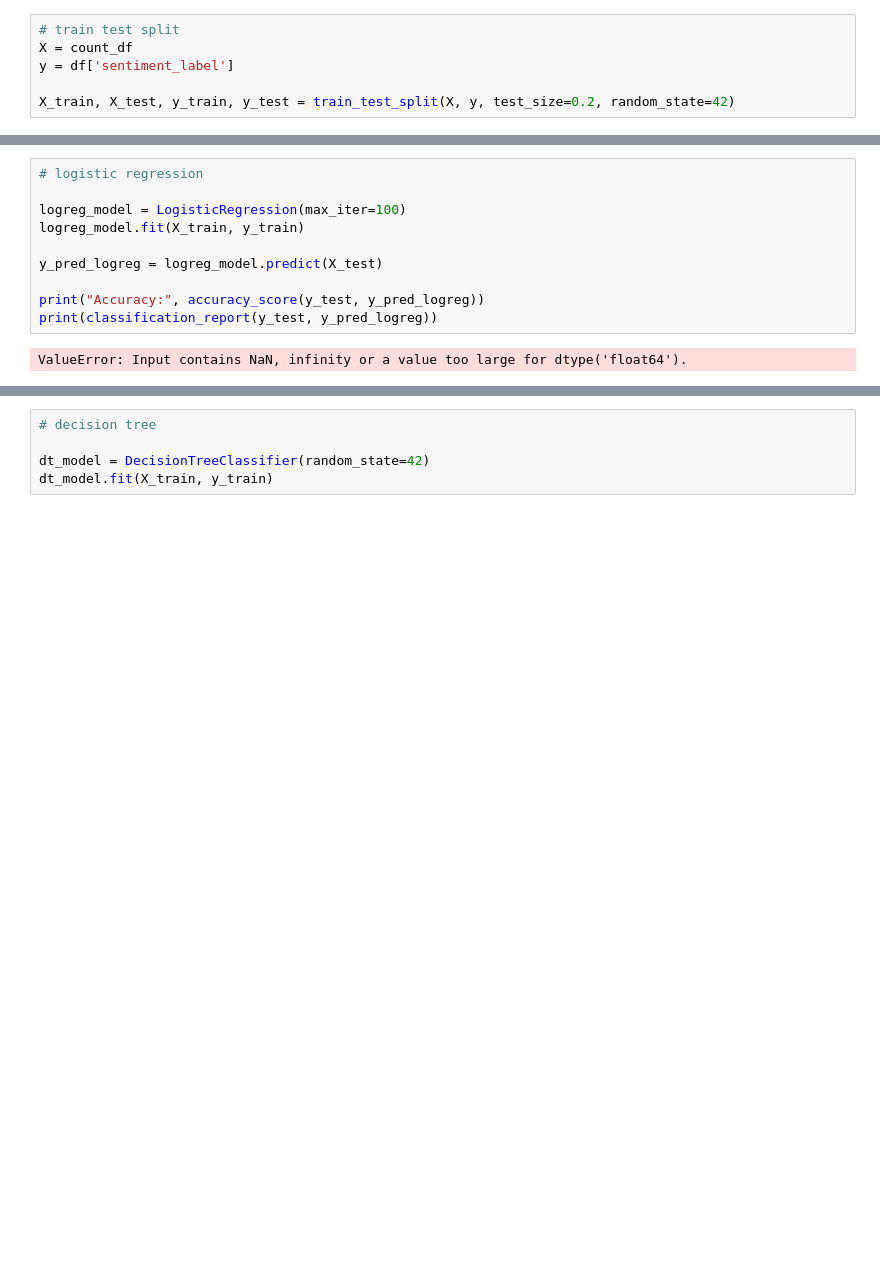
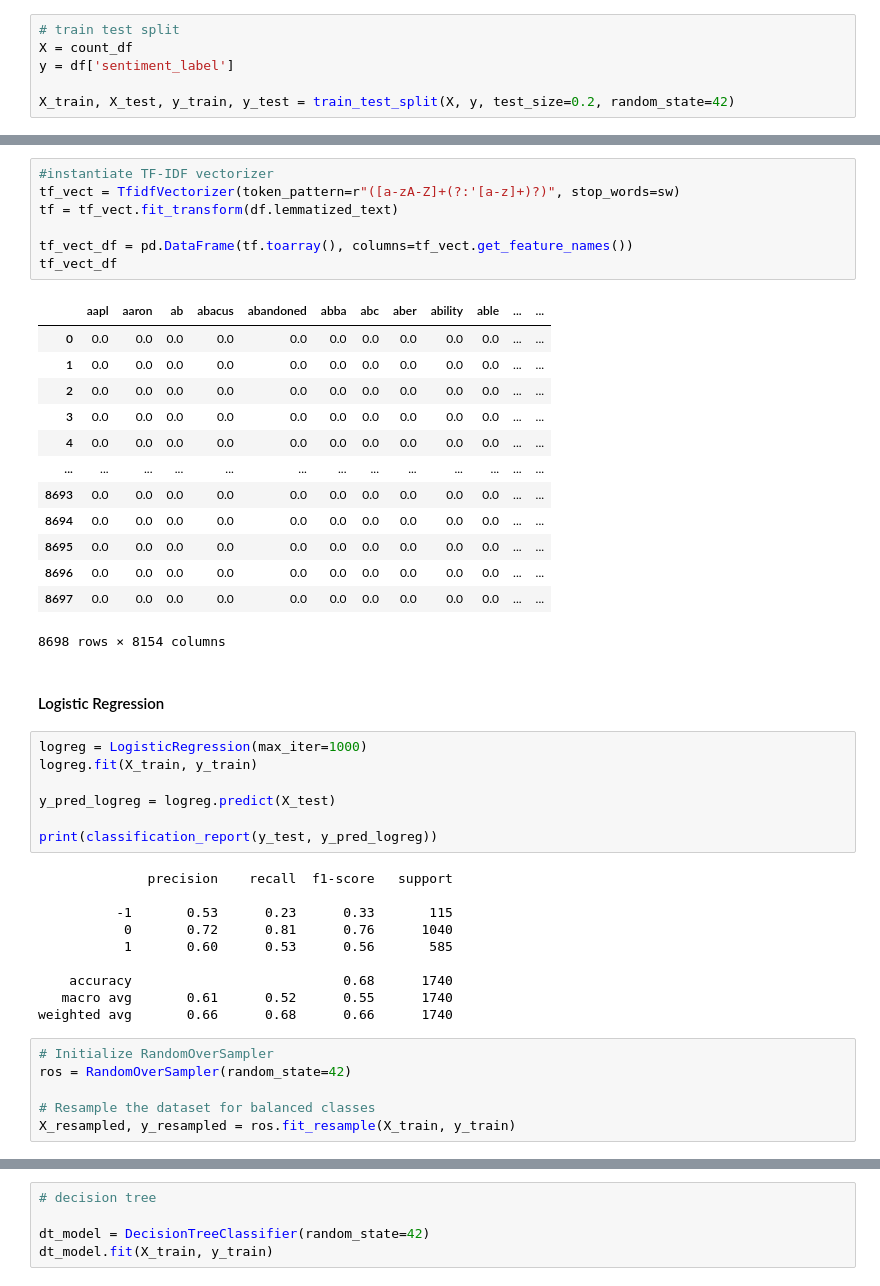
Before and after one commit to meghana-pakala/NLP-project, a Jupyter notebook: final.ipynb, the cells around one changed output, grey strips where cells are left out. Cells and saved outputs as stored; diff of their text form; blank space fills up the shorter version.

```diff
--- a/final.ipynb
+++ b/final.ipynb
@@ -408,12 +365,46 @@ X_train, X_test, y_train, y_test = train_test_split(X, y, test_size=0.2, random_
+# %%
+#instantiate TF-IDF vectorizer
+tf_vect = TfidfVectorizer(token_pattern=r"([a-zA-Z]+(?:'[a-z]+)?)", stop_words=sw)
+tf = tf_vect.fit_transform(df.lemmatized_text)
+
+tf_vect_df = pd.DataFrame(tf.toarray(), columns=tf_vect.get_feature_names())
+tf_vect_df
+# %% [output]
+|  | aapl | aaron | ab | abacus | abandoned | abba | abc | aber | ability | able | ... | ... |
+| 0 | 0.0 | 0.0 | 0.0 | 0.0 | 0.0 | 0.0 | 0.0 | 0.0 | 0.0 | 0.0 | ... | ... |
+| 1 | 0.0 | 0.0 | 0.0 | 0.0 | 0.0 | 0.0 | 0.0 | 0.0 | 0.0 | 0.0 | ... | ... |
+| 2 | 0.0 | 0.0 | 0.0 | 0.0 | 0.0 | 0.0 | 0.0 | 0.0 | 0.0 | 0.0 | ... | ... |
+| 3 | 0.0 | 0.0 | 0.0 | 0.0 | 0.0 | 0.0 | 0.0 | 0.0 | 0.0 | 0.0 | ... | ... |
+| 4 | 0.0 | 0.0 | 0.0 | 0.0 | 0.0 | 0.0 | 0.0 | 0.0 | 0.0 | 0.0 | ... | ... |
+| ... | ... | ... | ... | ... | ... | ... | ... | ... | ... | ... | ... | ... |
+| 8693 | 0.0 | 0.0 | 0.0 | 0.0 | 0.0 | 0.0 | 0.0 | 0.0 | 0.0 | 0.0 | ... | ... |
+| 8694 | 0.0 | 0.0 | 0.0 | 0.0 | 0.0 | 0.0 | 0.0 | 0.0 | 0.0 | 0.0 | ... | ... |
+| 8695 | 0.0 | 0.0 | 0.0 | 0.0 | 0.0 | 0.0 | 0.0 | 0.0 | 0.0 | 0.0 | ... | ... |
+| 8696 | 0.0 | 0.0 | 0.0 | 0.0 | 0.0 | 0.0 | 0.0 | 0.0 | 0.0 | 0.0 | ... | ... |
+| 8697 | 0.0 | 0.0 | 0.0 | 0.0 | 0.0 | 0.0 | 0.0 | 0.0 | 0.0 | 0.0 | ... | ... |
+8698 rows × 8154 columns
+# %% [markdown]
+#### Logistic Regression
 # %%
-# logistic regression
+logreg = LogisticRegression(max_iter=1000)
+logreg.fit(X_train, y_train)
 
-logreg_model = LogisticRegression(max_iter=100)
-logreg_model.fit(X_train, y_train)
+y_pred_logreg = logreg.predict(X_test)
 
-y_pred_logreg = logreg_model.predict(X_test)
-
-print("Accuracy:", accuracy_score(y_test, y_pred_logreg))
 print(classification_report(y_test, y_pred_logreg))
 # %% [output]
-ValueError: Input contains NaN, infinity or a value too large for dtype('float64').
+              precision    recall  f1-score   support
+
+          -1       0.53      0.23      0.33       115
+           0       0.72      0.81      0.76      1040
+           1       0.60      0.53      0.56       585
+
+    accuracy                           0.68      1740
+   macro avg       0.61      0.52      0.55      1740
+weighted avg       0.66      0.68      0.66      1740
+# %%
+# Initialize RandomOverSampler
+ros = RandomOverSampler(random_state=42)
+
+# Resample the dataset for balanced classes
+X_resampled, y_resampled = ros.fit_resample(X_train, y_train)
```
Also changed, not shown: parts of 25 cells of this notebook.
